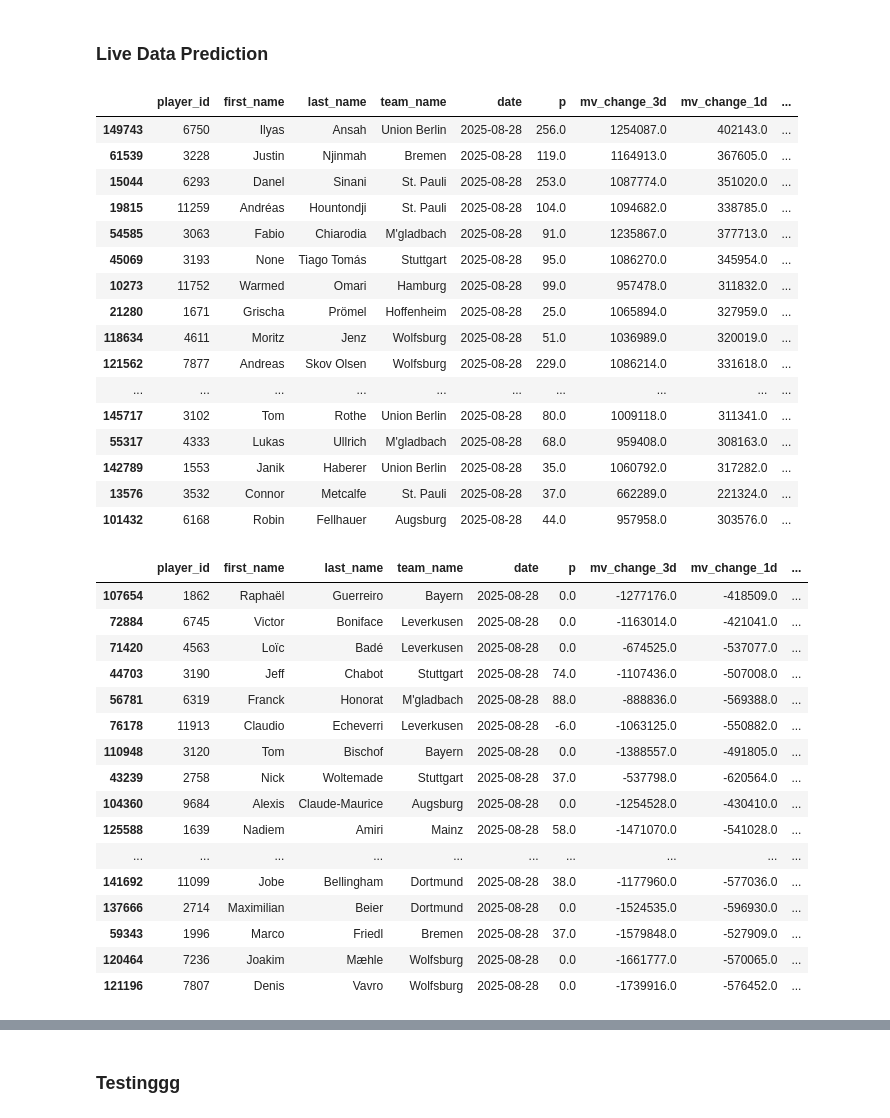
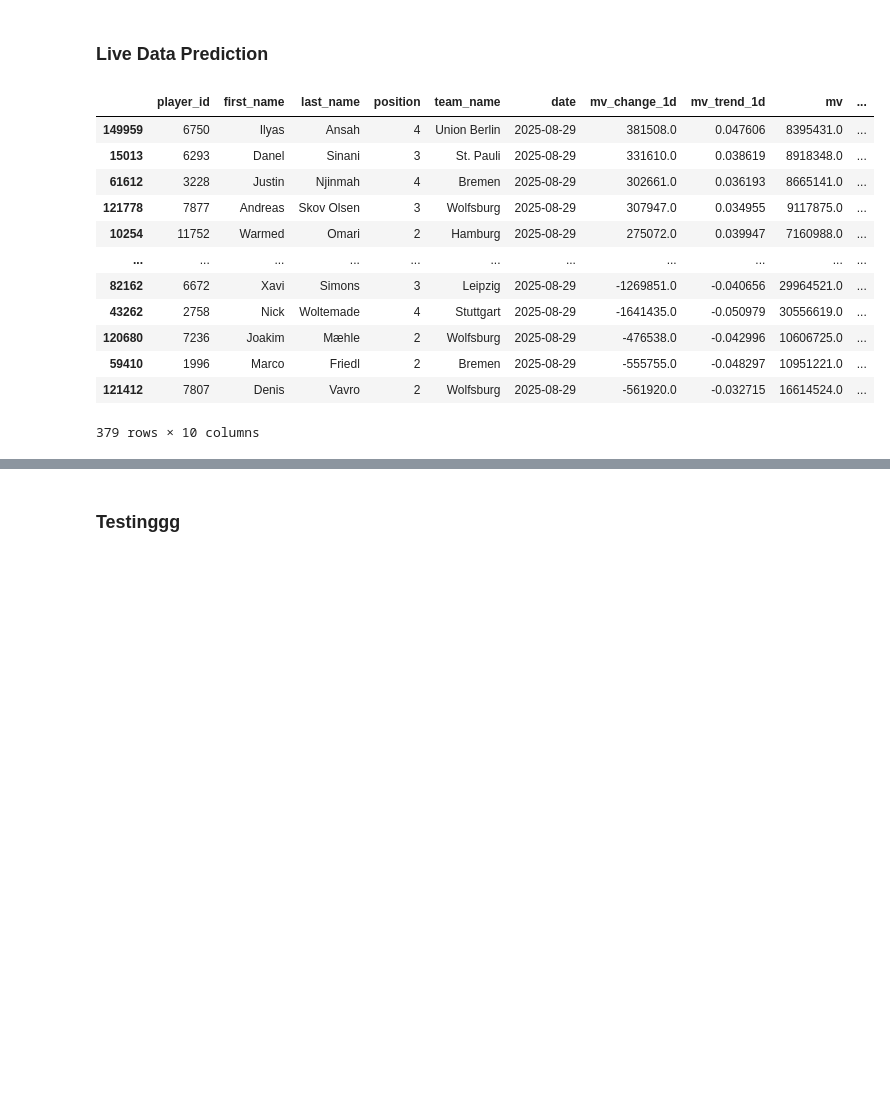
Before and after one commit to walzim/Kickbase-Trading-Advisor, a Jupyter notebook: daily_predictions.ipynb, the cells around one changed output, grey strips where cells are left out. Drawn from its saved outputs; the diff is of its cells as text; code cells hidden in the pictures; blank space fills up the shorter version.

```diff
--- a/daily_predictions.ipynb
+++ b/daily_predictions.ipynb
@@ -341,51 +345,40 @@ plt.show()
 # %%
 today_df_features = today_df[features]
 
-today_df["predicted_mv_target"] = np.round(model.predict(today_df_features), 2)
+today_df_results = today_df.copy()
+
+today_df_results["predicted_mv_target"] = np.round(model.predict(today_df_features), 2)
 
 # Sort by predicted_mv_target descending
-today_df = today_df.sort_values("predicted_mv_target", ascending=False)
+today_df_results = today_df_results.sort_values("predicted_mv_target", ascending=False)
 
-# Top 20 predicted_mv_target
-display(today_df[["player_id", "first_name", "last_name", "team_name", "date", "p", "mv_change_3d", "mv_change_1d", "mv_trend_1d", "mv", "predicted_mv_target"]].head(20))
+# Filter date to today
+now = datetime.now()
+date = (now - timedelta(days=1)) if now.hour <= 22 else now
+date = date.date()
+today_df_results = today_df_results[today_df_results["date"].dt.date == date]
 
-# Bottom 20 predicted_mv_target
-display(today_df[["player_id", "first_name", "last_name", "team_name", "date", "p", "mv_change_3d", "mv_change_1d", "mv_trend_1d", "mv", "predicted_mv_target"]].tail(20))
+# Drop rows where NaN mv
+today_df_results = today_df_results.dropna(subset=["mv"])
+
+# Keep only relevant columns
+today_df_results = today_df_results[["player_id", "first_name", "last_name", "position", "team_name", "date", "mv_change_1d", "mv_trend_1d", "mv", "predicted_mv_target"]]
+
+display(today_df_results)
 # %% [output]
-|  | player_id | first_name | last_name | team_name | date | p | mv_change_3d | mv_change_1d | ... |
-| 149743 | 6750 | Ilyas | Ansah | Union Berlin | 2025-08-28 | 256.0 | 1254087.0 | 402143.0 | ... |
-| 61539 | 3228 | Justin | Njinmah | Bremen | 2025-08-28 | 119.0 | 1164913.0 | 367605.0 | ... |
-| 15044 | 6293 | Danel | Sinani | St. Pauli | 2025-08-28 | 253.0 | 1087774.0 | 351020.0 | ... |
-| 19815 | 11259 | Andréas | Hountondji | St. Pauli | 2025-08-28 | 104.0 | 1094682.0 | 338785.0 | ... |
-| 54585 | 3063 | Fabio | Chiarodia | M'gladbach | 2025-08-28 | 91.0 | 1235867.0 | 377713.0 | ... |
-| 45069 | 3193 | None | Tiago Tomás | Stuttgart | 2025-08-28 | 95.0 | 1086270.0 | 345954.0 | ... |
-| 10273 | 11752 | Warmed | Omari | Hamburg | 2025-08-28 | 99.0 | 957478.0 | 311832.0 | ... |
-| 21280 | 1671 | Grischa | Prömel | Hoffenheim | 2025-08-28 | 25.0 | 1065894.0 | 327959.0 | ... |
-| 118634 | 4611 | Moritz | Jenz | Wolfsburg | 2025-08-28 | 51.0 | 1036989.0 | 320019.0 | ... |
-| 121562 | 7877 | Andreas | Skov Olsen | Wolfsburg | 2025-08-28 | 229.0 | 1086214.0 | 331618.0 | ... |
-| ... | ... | ... | ... | ... | ... | ... | ... | ... | ... |
-| 145717 | 3102 | Tom | Rothe | Union Berlin | 2025-08-28 | 80.0 | 1009118.0 | 311341.0 | ... |
-| 55317 | 4333 | Lukas | Ullrich | M'gladbach | 2025-08-28 | 68.0 | 959408.0 | 308163.0 | ... |
-| 142789 | 1553 | Janik | Haberer | Union Berlin | 2025-08-28 | 35.0 | 1060792.0 | 317282.0 | ... |
-| 13576 | 3532 | Connor | Metcalfe | St. Pauli | 2025-08-28 | 37.0 | 662289.0 | 221324.0 | ... |
-| 101432 | 6168 | Robin | Fellhauer | Augsburg | 2025-08-28 | 44.0 | 957958.0 | 303576.0 | ... |
+|  | player_id | first_name | last_name | position | team_name | date | mv_change_1d | mv_trend_1d | mv | ... |
+| 149959 | 6750 | Ilyas | Ansah | 4 | Union Berlin | 2025-08-29 | 381508.0 | 0.047606 | 8395431.0 | ... |
+| 15013 | 6293 | Danel | Sinani | 3 | St. Pauli | 2025-08-29 | 331610.0 | 0.038619 | 8918348.0 | ... |
+| 61612 | 3228 | Justin | Njinmah | 4 | Bremen | 2025-08-29 | 302661.0 | 0.036193 | 8665141.0 | ... |
+| 121778 | 7877 | Andreas | Skov Olsen | 3 | Wolfsburg | 2025-08-29 | 307947.0 | 0.034955 | 9117875.0 | ... |
+| 10254 | 11752 | Warmed | Omari | 2 | Hamburg | 2025-08-29 | 275072.0 | 0.039947 | 7160988.0 | ... |
+| ... | ... | ... | ... | ... | ... | ... | ... | ... | ... | ... |
+| 82162 | 6672 | Xavi | Simons | 3 | Leipzig | 2025-08-29 | -1269851.0 | -0.040656 | 29964521.0 | ... |
+| 43262 | 2758 | Nick | Woltemade | 4 | Stuttgart | 2025-08-29 | -1641435.0 | -0.050979 | 30556619.0 | ... |
+| 120680 | 7236 | Joakim | Mæhle | 2 | Wolfsburg | 2025-08-29 | -476538.0 | -0.042996 | 10606725.0 | ... |
+| 59410 | 1996 | Marco | Friedl | 2 | Bremen | 2025-08-29 | -555755.0 | -0.048297 | 10951221.0 | ... |
+| 121412 | 7807 | Denis | Vavro | 2 | Wolfsburg | 2025-08-29 | -561920.0 | -0.032715 | 16614524.0 | ... |
-|  | player_id | first_name | last_name | team_name | date | p | mv_change_3d | mv_change_1d | ... |
-| 107654 | 1862 | Raphaël | Guerreiro | Bayern | 2025-08-28 | 0.0 | -1277176.0 | -418509.0 | ... |
-| 72884 | 6745 | Victor | Boniface | Leverkusen | 2025-08-28 | 0.0 | -1163014.0 | -421041.0 | ... |
-| 71420 | 4563 | Loïc | Badé | Leverkusen | 2025-08-28 | 0.0 | -674525.0 | -537077.0 | ... |
-| 44703 | 3190 | Jeff | Chabot | Stuttgart | 2025-08-28 | 74.0 | -1107436.0 | -507008.0 | ... |
-| 56781 | 6319 | Franck | Honorat | M'gladbach | 2025-08-28 | 88.0 | -888836.0 | -569388.0 | ... |
-| 76178 | 11913 | Claudio | Echeverri | Leverkusen | 2025-08-28 | -6.0 | -1063125.0 | -550882.0 | ... |
-| 110948 | 3120 | Tom | Bischof | Bayern | 2025-08-28 | 0.0 | -1388557.0 | -491805.0 | ... |
-| 43239 | 2758 | Nick | Woltemade | Stuttgart | 2025-08-28 | 37.0 | -537798.0 | -620564.0 | ... |
-| 104360 | 9684 | Alexis | Claude-Maurice | Augsburg | 2025-08-28 | 0.0 | -1254528.0 | -430410.0 | ... |
-| 125588 | 1639 | Nadiem | Amiri | Mainz | 2025-08-28 | 58.0 | -1471070.0 | -541028.0 | ... |
-| ... | ... | ... | ... | ... | ... | ... | ... | ... | ... |
-| 141692 | 11099 | Jobe | Bellingham | Dortmund | 2025-08-28 | 38.0 | -1177960.0 | -577036.0 | ... |
-| 137666 | 2714 | Maximilian | Beier | Dortmund | 2025-08-28 | 0.0 | -1524535.0 | -596930.0 | ... |
-| 59343 | 1996 | Marco | Friedl | Bremen | 2025-08-28 | 37.0 | -1579848.0 | -527909.0 | ... |
-| 120464 | 7236 | Joakim | Mæhle | Wolfsburg | 2025-08-28 | 0.0 | -1661777.0 | -570065.0 | ... |
-| 121196 | 7807 | Denis | Vavro | Wolfsburg | 2025-08-28 | 0.0 | -1739916.0 | -576452.0 | ... |
+379 rows × 10 columns
 # %%
 # Bid pipeline
 # 1. Check available player on market
```
Also changed, not shown: parts of 7 cells of this notebook, 4 other files.
